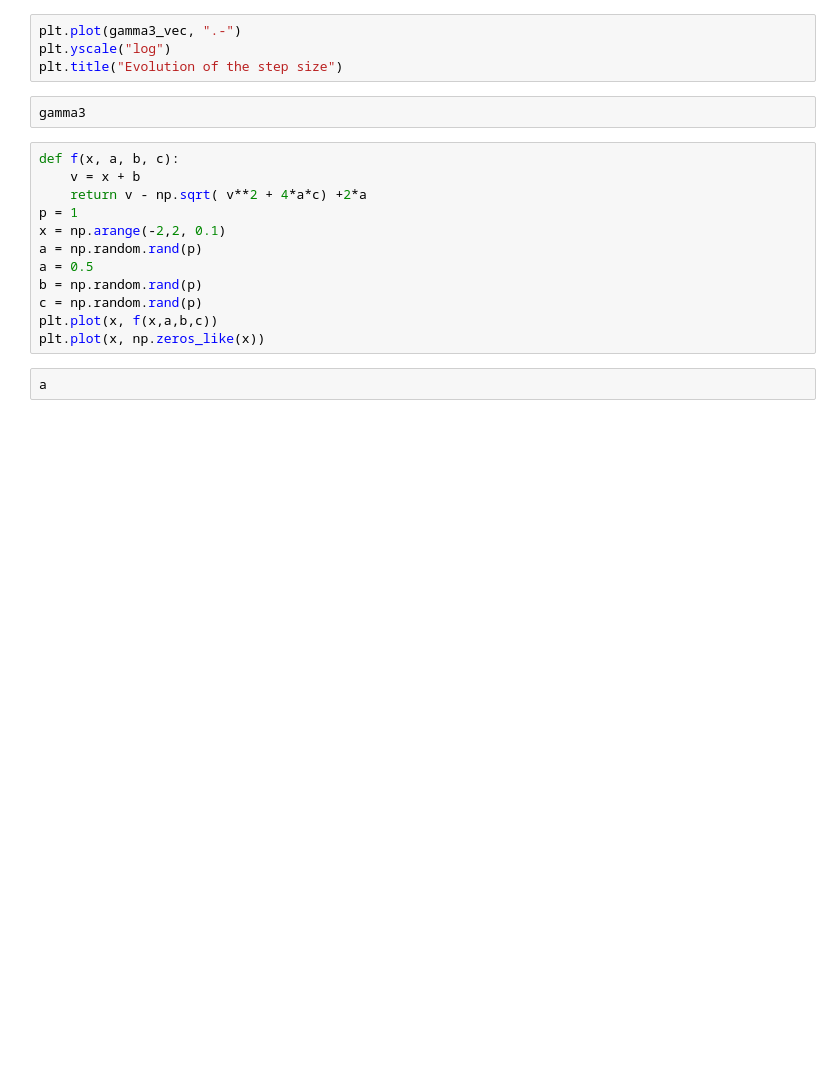
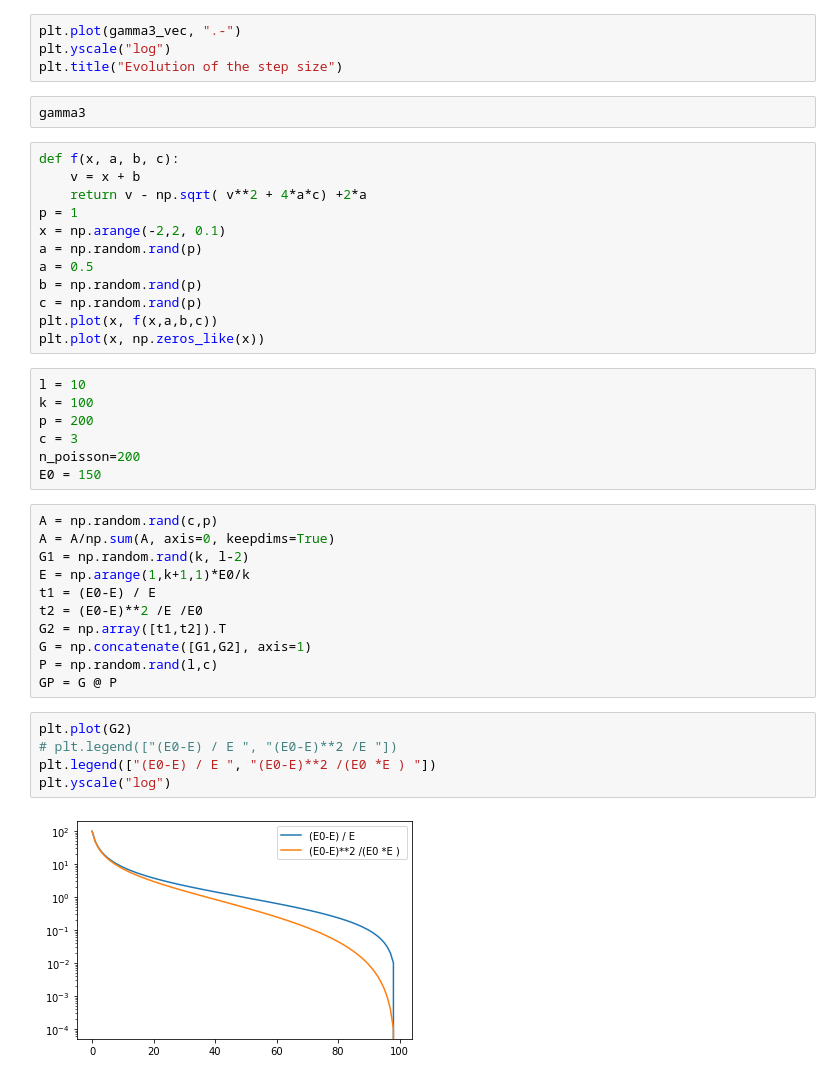
Before and after one commit to adriente/espm, a Jupyter notebook: notebooks/testing.ipynb, the cells around one changed output. Drawn from its saved outputs; the diff is of its cells as text; blank space fills up the shorter version.

```diff
--- a/notebooks/testing.ipynb
+++ b/notebooks/testing.ipynb
@@ -713,5 +713,28 @@ b = np.random.rand(p)
 c = np.random.rand(p)
 plt.plot(x, f(x,a,b,c))
 plt.plot(x, np.zeros_like(x))
-# %%
-a
+# %%
+l = 10
+k = 100
+p = 200
+c = 3
+n_poisson=200
+E0 = 150
+# %%
+A = np.random.rand(c,p)
+A = A/np.sum(A, axis=0, keepdims=True)
+G1 = np.random.rand(k, l-2)
+E = np.arange(1,k+1,1)*E0/k
+t1 = (E0-E) / E
+t2 = (E0-E)**2 /E /E0
+G2 = np.array([t1,t2]).T
+G = np.concatenate([G1,G2], axis=1)
+P = np.random.rand(l,c)
+GP = G @ P
+# %%
+plt.plot(G2)
+# plt.legend(["(E0-E) / E ", "(E0-E)**2 /E "])
+plt.legend(["(E0-E) / E ", "(E0-E)**2 /(E0 *E ) "])
+plt.yscale("log")
+# %% [output]
+[figure, added]
```
Also changed, not shown: parts of 12 cells of this notebook, 1 other file.
